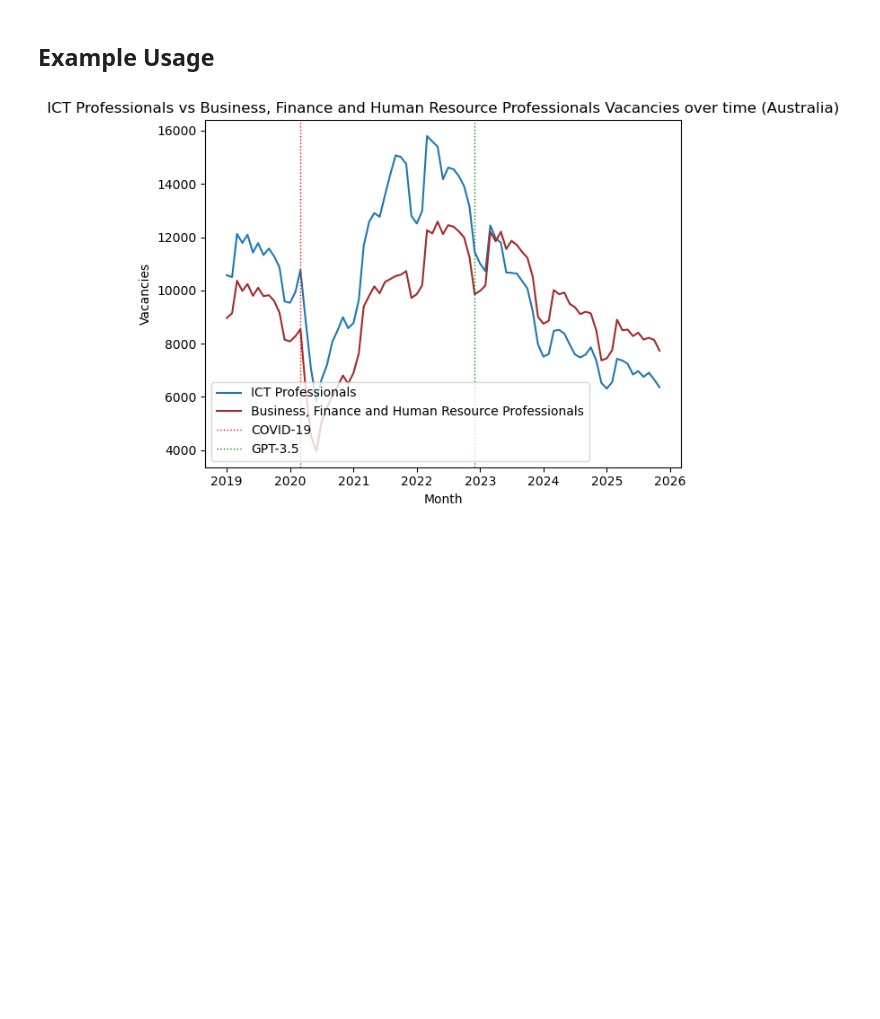
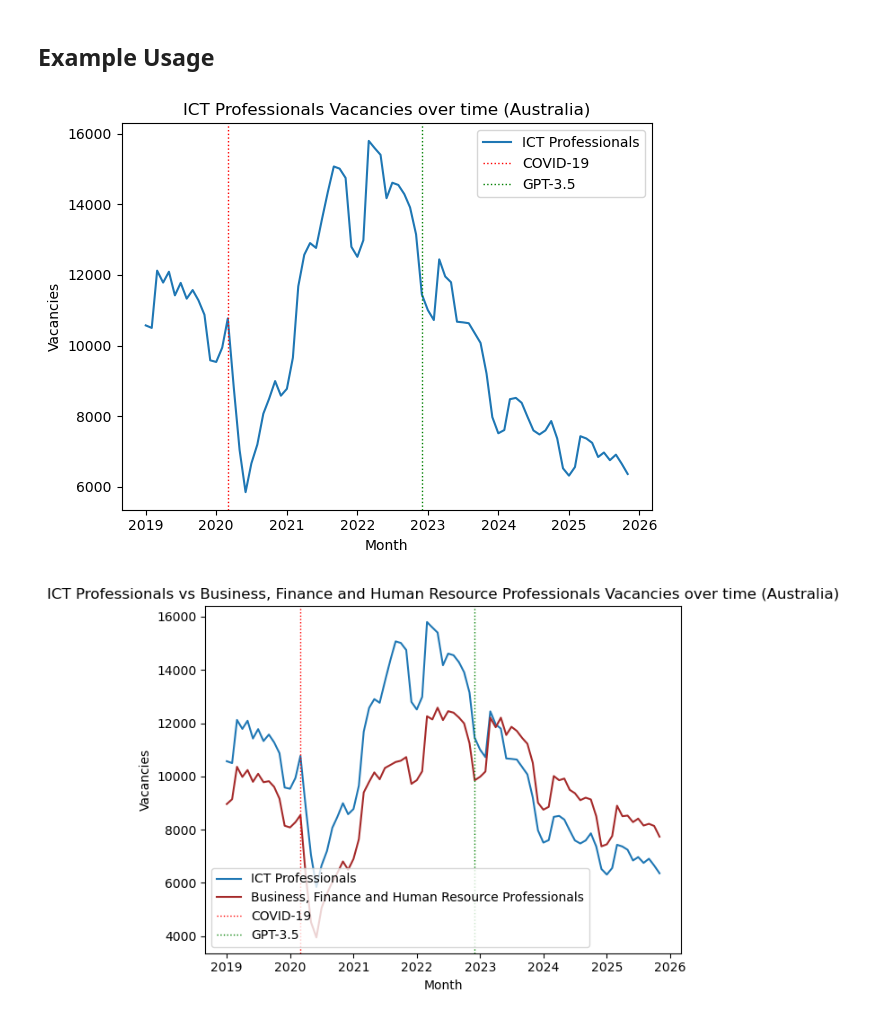
Before and after one commit to phenom0999/Summer-Internship-2025, a Jupyter notebook: Notebooks/Vacancy Trends/vacancy_trends_australia.ipynb, the cells around one changed output. Saved outputs shown, nothing was run; the diff lists cells and outputs as text; code cells hidden in the pictures; blank space fills up the shorter version.

Commit message:
Added output plots

```diff
--- a/Notebooks/Vacancy Trends/vacancy_trends_australia.ipynb
+++ b/Notebooks/Vacancy Trends/vacancy_trends_australia.ipynb
@@ -94,7 +94,7 @@ aus_df.head()
 # %% [markdown]
 ## 5. Visualizing Trends
 # %%
-def plot_vacancy_trends(code, code_alt=None):
+def plot_vacancy_trends(code, code_alt=None, save=False):
 
     title = aus_df.loc[aus_df["ANZSCO_CODE"] == code, "ANZSCO_TITLE"].item()
     full_title = title
@@ -122,10 +122,15 @@ def plot_vacancy_trends(code, code_alt=None):
 
     plt.title(f"{full_title} Vacancies over time (Australia)")
     plt.tight_layout()
+
+    if save:
+        plt.savefig(f'outputs/images/{full_title}.png')
     plt.show()
 # %% [markdown]
 ## Example Usage
 # %%
-plot_vacancy_trends("26", "2A") # ICT vs Business
+plot_vacancy_trends("26", save=True) # ICT
+plot_vacancy_trends("26", "2A", save=True) # ICT vs Business
 # %% [output]
-[figure, old version]
+[figure, new version]
+[figure, added]
```
Also changed, not shown: 2 other files.
